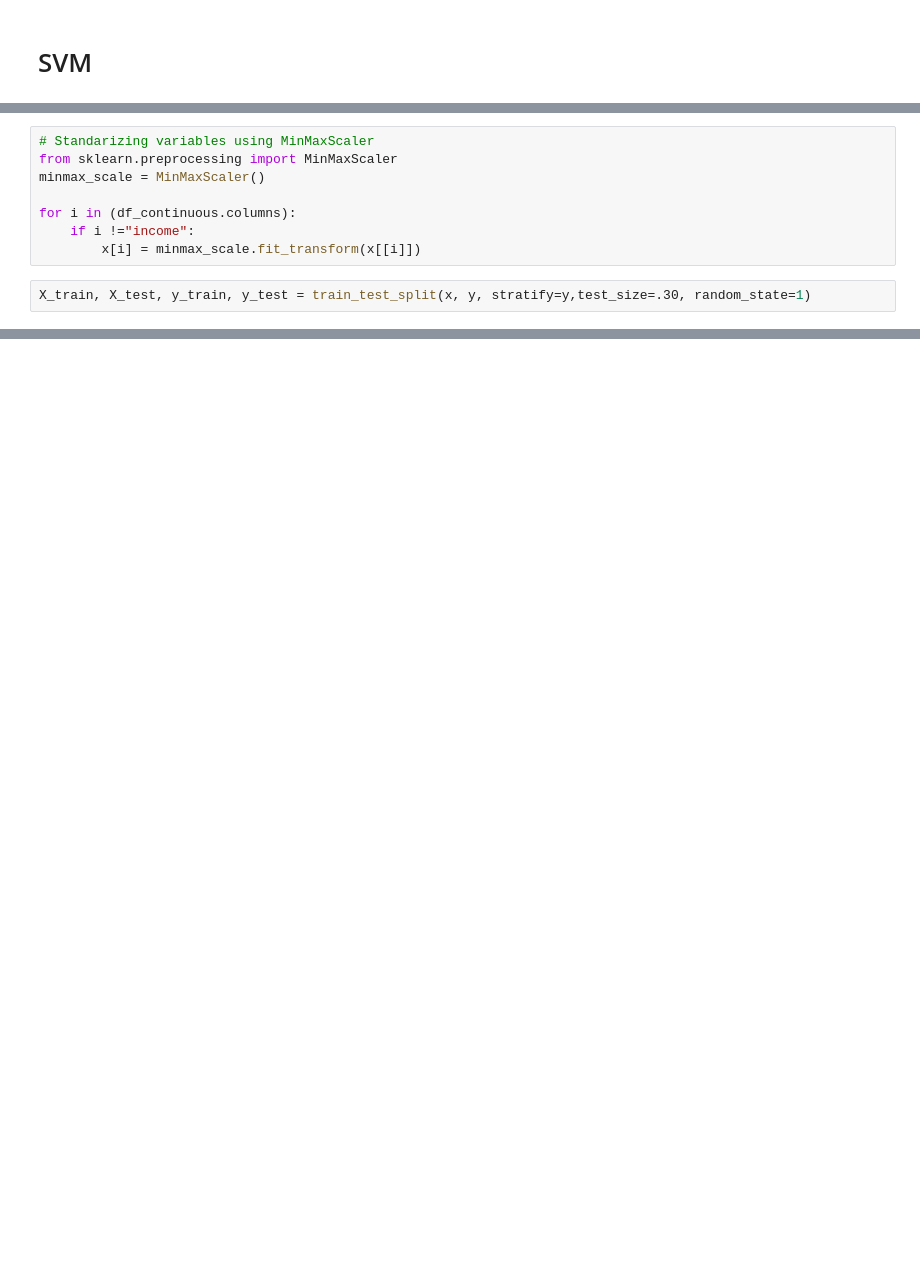
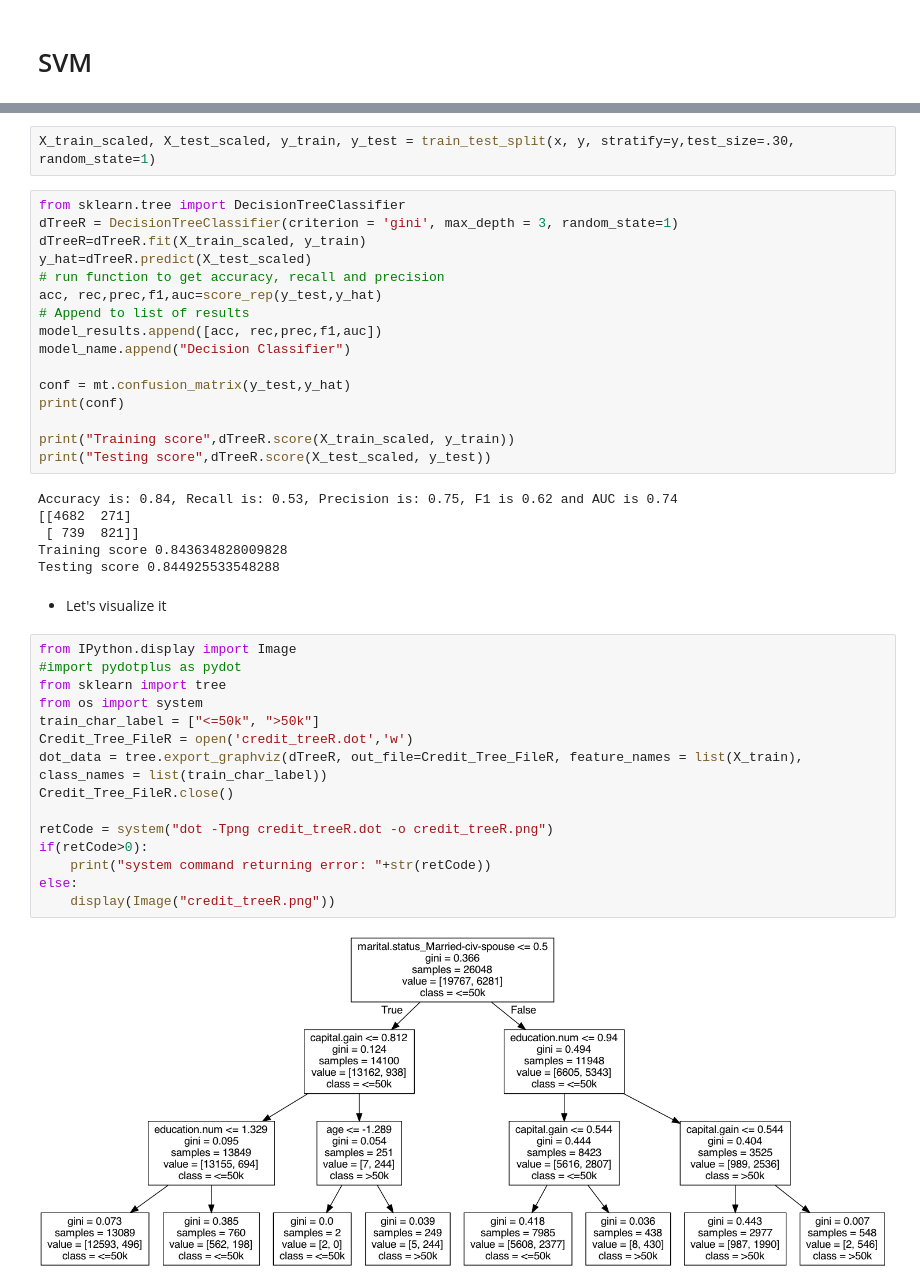
Before and after one commit to lauraah10/MachineLearning_Projects, a Jupyter notebook: DN_LA_Lab2_DS7331.ipynb, the cells around one changed output, grey strips where cells are left out. Cells and saved outputs as stored; diff of their text form; blank space fills up the shorter version.

```diff
--- a/DN_LA_Lab2_DS7331.ipynb
+++ b/DN_LA_Lab2_DS7331.ipynb
@@ -467,10 +480,0 @@ plt.show()
-# %%
-# Standarizing variables using MinMaxScaler
-from sklearn.preprocessing import MinMaxScaler
-minmax_scale = MinMaxScaler()
-
-for i in (df_continuous.columns):
-    if i !="income":
-        x[i] = minmax_scale.fit_transform(x[[i]])
-# %%
-X_train, X_test, y_train, y_test = train_test_split(x, y, stratify=y,test_size=.30, random_state=1)
@@ -765,0 +500,43 @@ y_predict = rfcl.predict(X_test)
+# %%
+X_train_scaled, X_test_scaled, y_train, y_test = train_test_split(x, y, stratify=y,test_size=.30, random_state=1)
+# %%
+from sklearn.tree import DecisionTreeClassifier
+dTreeR = DecisionTreeClassifier(criterion = 'gini', max_depth = 3, random_state=1)
+dTreeR=dTreeR.fit(X_train_scaled, y_train)
+y_hat=dTreeR.predict(X_test_scaled)
+# run function to get accuracy, recall and precision
+acc, rec,prec,f1,auc=score_rep(y_test,y_hat)
+# Append to list of results
+model_results.append([acc, rec,prec,f1,auc])
+model_name.append("Decision Classifier")
+
+conf = mt.confusion_matrix(y_test,y_hat)
+print(conf)
+
+print("Training score",dTreeR.score(X_train_scaled, y_train))
+print("Testing score",dTreeR.score(X_test_scaled, y_test))
+# %% [output]
+Accuracy is: 0.84, Recall is: 0.53, Precision is: 0.75, F1 is 0.62 and AUC is 0.74
+[[4682  271]
+ [ 739  821]]
+Training score 0.843634828009828
+Testing score 0.844925533548288
+# %% [markdown]
++ Let's visualize it
+# %%
+from IPython.display import Image
+#import pydotplus as pydot
+from sklearn import tree
+from os import system
+train_char_label = ["<=50k", ">50k"]
+Credit_Tree_FileR = open('credit_treeR.dot','w')
+dot_data = tree.export_graphviz(dTreeR, out_file=Credit_Tree_FileR, feature_names = list(X_train), class_names = list(train_char_label))
+Credit_Tree_FileR.close()
+
+retCode = system("dot -Tpng credit_treeR.dot -o credit_treeR.png")
+if(retCode>0):
+    print("system command returning error: "+str(retCode))
+else:
+    display(Image("credit_treeR.png"))
+# %% [output]
+[figure, added]
```
Also changed, not shown: parts of 79 cells of this notebook.
